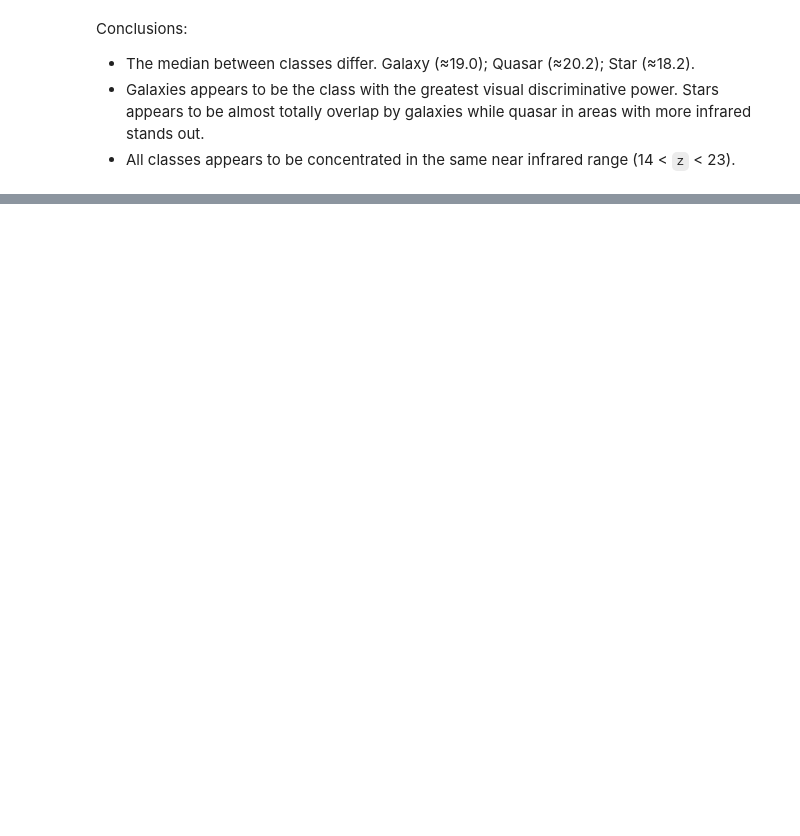
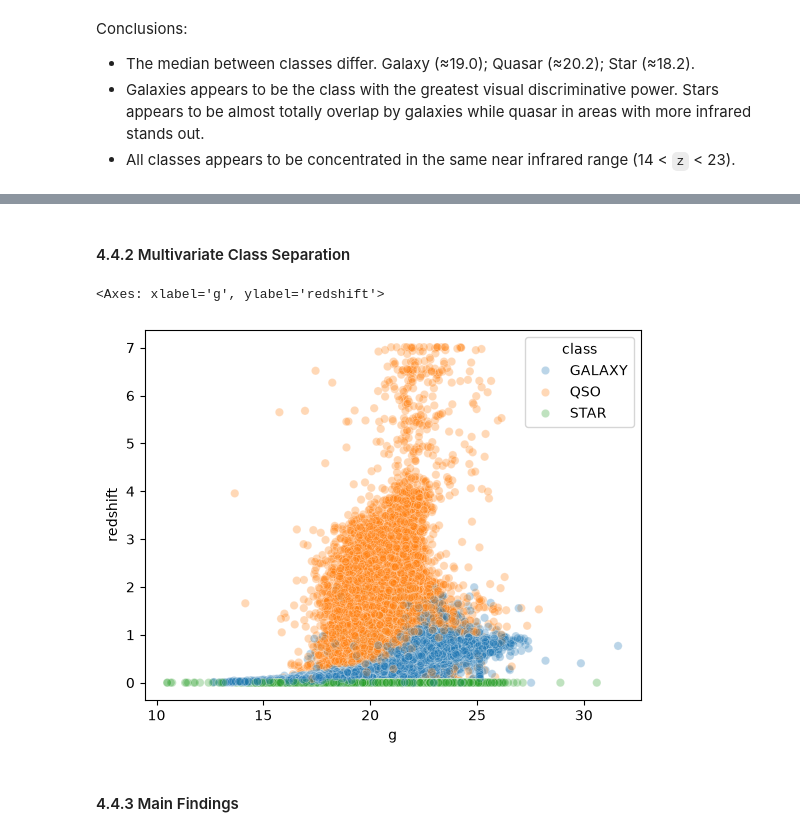
Before and after one commit to luismanfredi/exist, a Jupyter notebook: notebooks/01_eda.ipynb, the cells around one changed output, grey strips where cells are left out. Cells and saved outputs as stored; diff of their text form; code cells hidden in the pictures; blank space fills up the shorter version.

```diff
--- a/notebooks/01_eda.ipynb
+++ b/notebooks/01_eda.ipynb
@@ -429,0 +625,9 @@ Conclusions:
+# %% [markdown]
+#### 4.4.2 Multivariate Class Separation
+# %%
+sns.scatterplot(data=analysis_df, x="g", y="redshift", hue="class", alpha=0.3)
+# %% [output]
+<Axes: xlabel='g', ylabel='redshift'>
+[figure, added]
+# %% [markdown]
+#### 4.4.3 Main Findings
```
Also changed, not shown: parts of 50 cells of this notebook.
